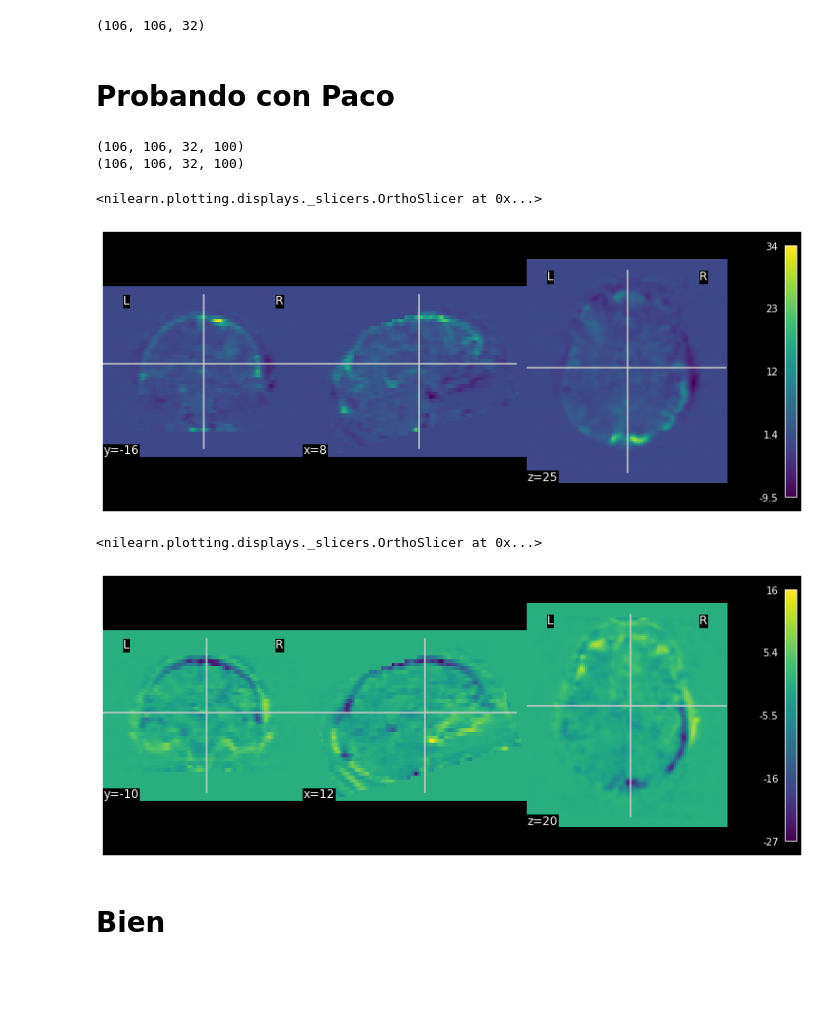
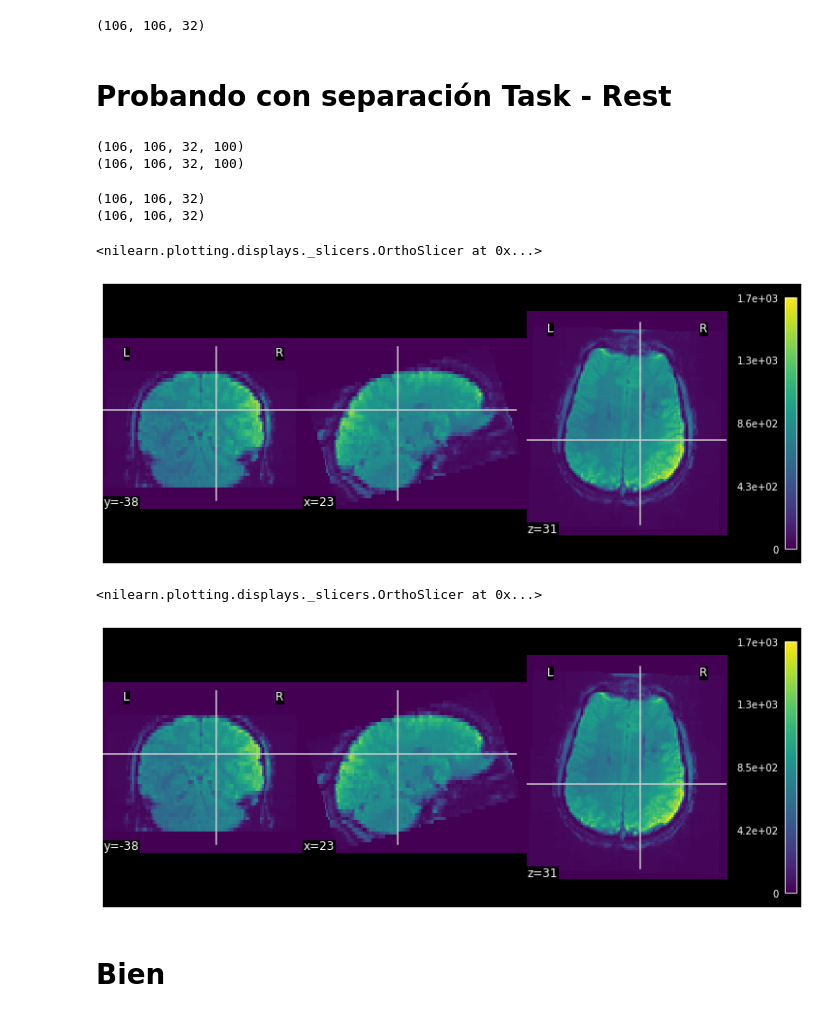
Before and after one commit to mrpotato180/final_project_neuroim, a Jupyter notebook: Notebook_fMRI.ipynb, the cells around one changed output. Cells and saved outputs as stored; diff of their text form; code cells hidden in the pictures; blank space fills up the shorter version.

```diff
--- a/Notebook_fMRI.ipynb
+++ b/Notebook_fMRI.ipynb
@@ -35,7 +37,7 @@ import nibabel as nib
 #fMRI
 
 
-subject_data = '/Users/juliagarciacornet/Desktop/Q4/Neuroimatge/project/sub-xp101/func/sub-xp101_task-eegfmriNF_bold.nii.gz'
+subject_data = 'C:/Users/vctrf/Documents/Quatrimestre_2/Neuroimagen/proyecto Neuroimagen/sub-xp101/func/sub-xp101_task-eegfmriNF_bold.nii.gz'
 fmri_img= nib.load(subject_data)
 
 
@@ -47,8 +49,8 @@ print(mean_img.shape) # passo a 3D
 mask = masking.compute_epi_mask(mean_img) #mascara
 
 # Clean and smooth data
-fmri_img = image.clean_img(fmri_img, standardize=False)
-fmri_img = image.smooth_img(fmri_img, 5.)
+#fmri_img = image.clean_img(fmri_img, standardize=False)
+#fmri_img = image.smooth_img(fmri_img, 5.)
 # %% [output]
 (106, 106, 32)
 # %%
@@ -56,10 +58,10 @@ from dipy.io.image import load_nifti
 
 fmri_img, affine, img = load_nifti(subject_data , return_img=True)
 # %% [markdown]
-# Probando con Paco
+# Probando con separación Task - Rest
 # %%
 
-#fmri_numpy = np.array(fmri_img.dataobj)
+# fmri_numpy = np.array(fmri_img.dataobj)
 
 
 fmri_rest=[]
@@ -67,7 +69,7 @@ fmri_rest_todos=[]
 
 for rest in range(1,201,20):
 
-    fmri_rest=fmri_numpy[:,:,:,rest:rest+10]
+    fmri_rest=fmri_img[:,:,:,rest:rest+10]
 
     if rest==1:
         fmri_rest_todos=fmri_rest
@@ -85,7 +87,7 @@ fmri_task_todos=[]
 
 for task in range(11,211,20):
 
-    fmri_task=fmri_numpy[:,:,:,task:task+10]
+    fmri_task=fmri_img[:,:,:,task:task+10]
 
     if task==11:
         fmri_task_todos=fmri_task
@@ -108,6 +110,12 @@ fmri_task_todos=nib.Nifti1Image(fmri_task_todos,affine)
 mean_img_rest = image.mean_img(fmri_rest_todos)
 
 mean_img_task = image.mean_img(fmri_task_todos)
+
+print (mean_img_rest.shape)
+print (mean_img_task.shape)
+# %% [output]
+(106, 106, 32)
+(106, 106, 32)
 # %%
 from nilearn import plotting
 from matplotlib import pyplot as plt
@@ -118,13 +126,13 @@ fig=plt.figure(figsize=(10,4))
 plotting.plot_img(mean_img_rest, figure=fig, black_bg=True, colorbar=True, resampling_interpolation='continuous', bg_img=None, vmin=None, vmax=None)
 # %% [output]
 <nilearn.plotting.displays._slicers.OrthoSlicer at 0x...>
-[figure, old version]
+[figure, new version]
 # %%
 fig=plt.figure(figsize=(10,4))
-plotting.plot_img(mean_img_task, figure=fig,black_bg=True, colorbar=True)
+plotting.plot_img(mean_img_task, figure=fig, black_bg=True, colorbar=True, resampling_interpolation='continuous', bg_img=None, vmin=0, vmax=1700)
 # %% [output]
 <nilearn.plotting.displays._slicers.OrthoSlicer at 0x...>
-[figure, old version]
+[figure, new version]
 # %% [markdown]
 # Bien
 # %%
```
Also changed, not shown: parts of 3 cells of this notebook.
